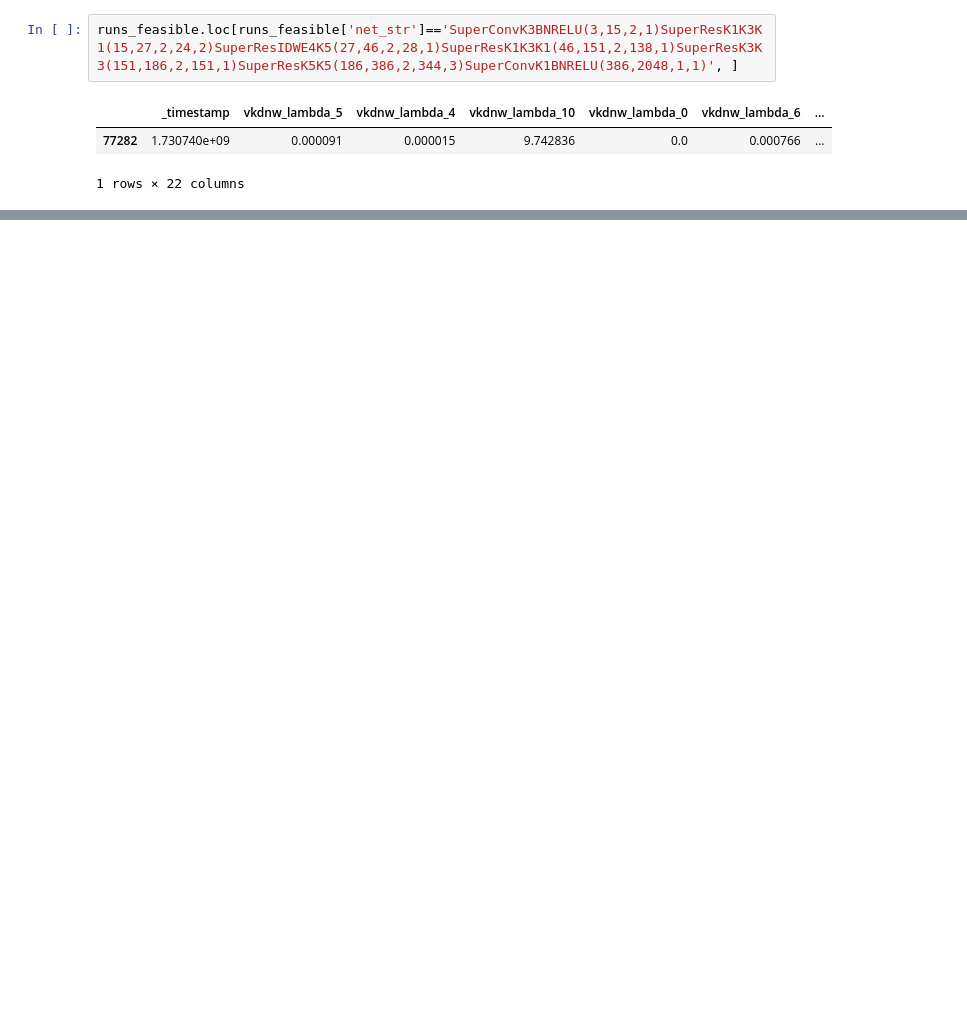
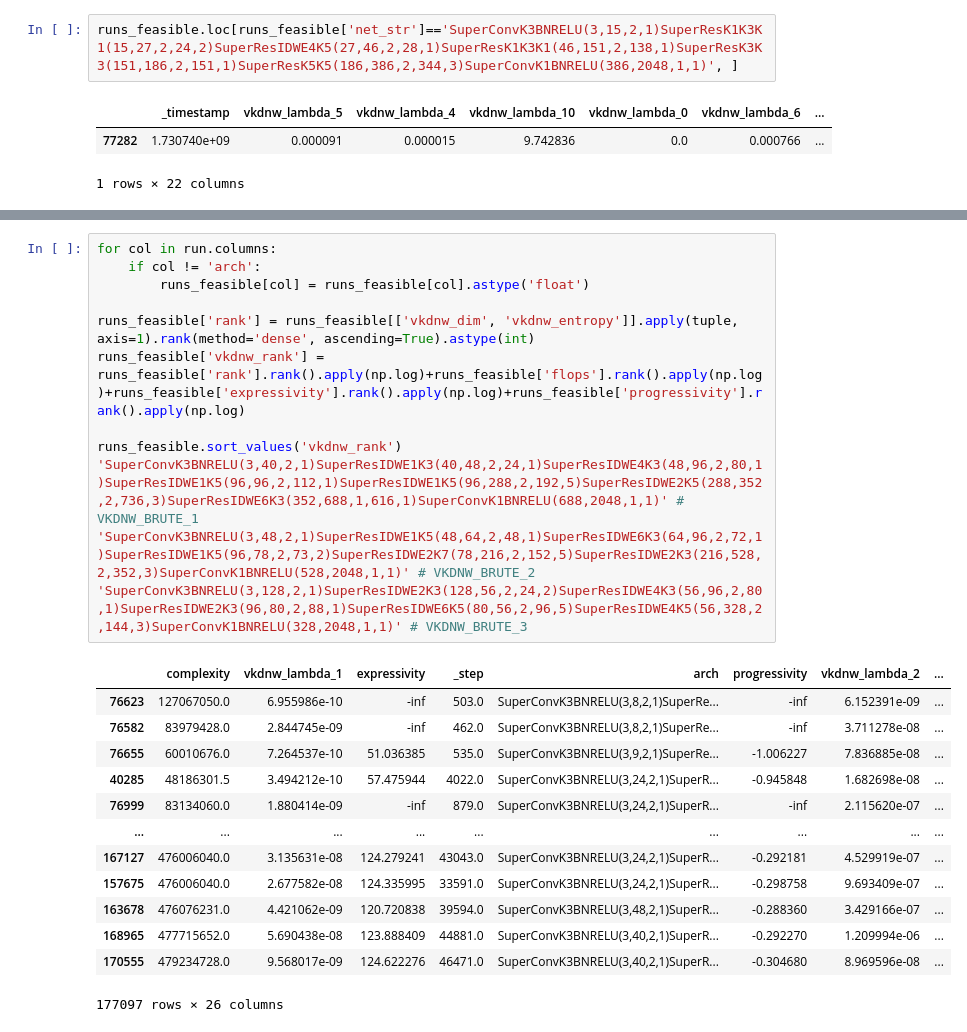
Before and after one commit to ondratybl/VKDNW, a Jupyter notebook: NB201/tss_choose_best.ipynb, the cells around one changed output, grey strips where cells are left out. Drawn from its saved outputs; the diff is of its cells as text; blank space fills up the shorter version.

```diff
--- a/NB201/tss_choose_best.ipynb
+++ b/NB201/tss_choose_best.ipynb
@@ -583,0 +667,26 @@ runs_feasible.loc[runs_feasible['net_str']=='SuperConvK3BNRELU(3,15,2,1)SuperRes
+# %%
+for col in run.columns:
+    if col != 'arch':
+        runs_feasible[col] = runs_feasible[col].astype('float')
+
+runs_feasible['rank'] = runs_feasible[['vkdnw_dim', 'vkdnw_entropy']].apply(tuple, axis=1).rank(method='dense', ascending=True).astype(int)
+runs_feasible['vkdnw_rank'] = runs_feasible['rank'].rank().apply(np.log)+runs_feasible['flops'].rank().apply(np.log)+runs_feasible['expressivity'].rank().apply(np.log)+runs_feasible['progressivity'].rank().apply(np.log)
+
+runs_feasible.sort_values('vkdnw_rank')
+'SuperConvK3BNRELU(3,40,2,1)SuperResIDWE1K3(40,48,2,24,1)SuperResIDWE4K3(48,96,2,80,1)SuperResIDWE1K5(96,96,2,112,1)SuperResIDWE1K5(96,288,2,192,5)SuperResIDWE2K5(288,352,2,736,3)SuperResIDWE6K3(352,688,1,616,1)SuperConvK1BNRELU(688,2048,1,1)' # VKDNW_BRUTE_1
+'SuperConvK3BNRELU(3,48,2,1)SuperResIDWE1K5(48,64,2,48,1)SuperResIDWE6K3(64,96,2,72,1)SuperResIDWE1K5(96,78,2,73,2)SuperResIDWE2K7(78,216,2,152,5)SuperResIDWE2K3(216,528,2,352,3)SuperConvK1BNRELU(528,2048,1,1)' # VKDNW_BRUTE_2
+'SuperConvK3BNRELU(3,128,2,1)SuperResIDWE2K3(128,56,2,24,2)SuperResIDWE4K3(56,96,2,80,1)SuperResIDWE2K3(96,80,2,88,1)SuperResIDWE6K5(80,56,2,96,5)SuperResIDWE4K5(56,328,2,144,3)SuperConvK1BNRELU(328,2048,1,1)' # VKDNW_BRUTE_3
+# %% [output]
+|  | complexity | vkdnw_lambda_1 | expressivity | _step | arch | progressivity | vkdnw_lambda_2 | ... |
+| 76623 | 127067050.0 | 6.955986e-10 | -inf | 503.0 | SuperConvK3BNRELU(3,8,2,1)SuperRe... | -inf | 6.152391e-09 | ... |
+| 76582 | 83979428.0 | 2.844745e-09 | -inf | 462.0 | SuperConvK3BNRELU(3,8,2,1)SuperRe... | -inf | 3.711278e-08 | ... |
+| 76655 | 60010676.0 | 7.264537e-10 | 51.036385 | 535.0 | SuperConvK3BNRELU(3,9,2,1)SuperRe... | -1.006227 | 7.836885e-08 | ... |
+| 40285 | 48186301.5 | 3.494212e-10 | 57.475944 | 4022.0 | SuperConvK3BNRELU(3,24,2,1)SuperR... | -0.945848 | 1.682698e-08 | ... |
+| 76999 | 83134060.0 | 1.880414e-09 | -inf | 879.0 | SuperConvK3BNRELU(3,24,2,1)SuperR... | -inf | 2.115620e-07 | ... |
+| ... | ... | ... | ... | ... | ... | ... | ... | ... |
+| 167127 | 476006040.0 | 3.135631e-08 | 124.279241 | 43043.0 | SuperConvK3BNRELU(3,24,2,1)SuperR... | -0.292181 | 4.529919e-07 | ... |
+| 157675 | 476006040.0 | 2.677582e-08 | 124.335995 | 33591.0 | SuperConvK3BNRELU(3,24,2,1)SuperR... | -0.298758 | 9.693409e-07 | ... |
+| 163678 | 476076231.0 | 4.421062e-09 | 120.720838 | 39594.0 | SuperConvK3BNRELU(3,48,2,1)SuperR... | -0.288360 | 3.429166e-07 | ... |
+| 168965 | 477715652.0 | 5.690438e-08 | 123.888409 | 44881.0 | SuperConvK3BNRELU(3,40,2,1)SuperR... | -0.292270 | 1.209994e-06 | ... |
+| 170555 | 479234728.0 | 9.568017e-09 | 124.622276 | 46471.0 | SuperConvK3BNRELU(3,40,2,1)SuperR... | -0.304680 | 8.969596e-08 | ... |
+177097 rows × 26 columns
```
Also changed, not shown: parts of 7 cells of this notebook, 2 other files.
